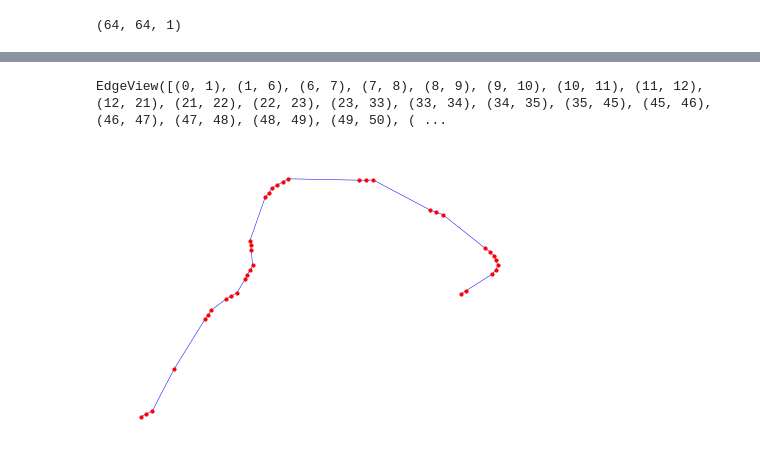
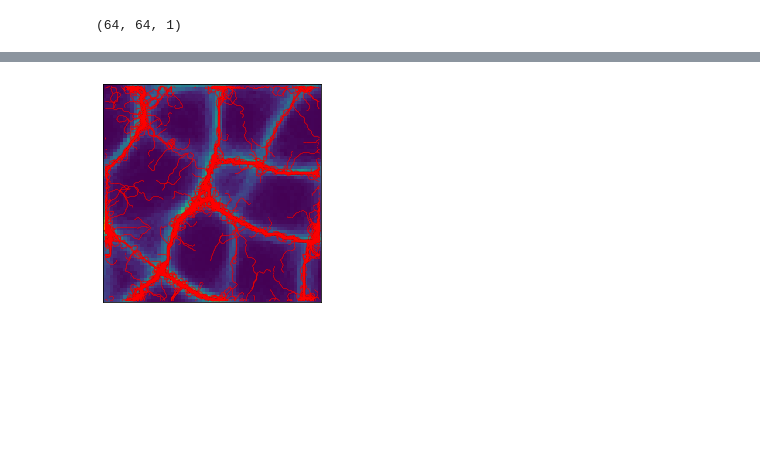
Before and after one commit to hxri/PolyPhy, a Jupyter notebook: experiments/graph_extraction/simplified.ipynb, the cells around one changed output, grey strips where cells are left out. Saved outputs shown, nothing was run; the diff lists cells and outputs as text; code cells hidden in the pictures; blank space fills up the shorter version.

```diff
--- a/experiments/graph_extraction/simplified.ipynb
+++ b/experiments/graph_extraction/simplified.ipynb
@@ -115,25 +63,25 @@ angle_queue = queue.Queue()
 pos_dict = {}
 m = 0
 
-for i in range(1):
+for i in range(1000):
     k = m
-    for agent in range(agent_field.shape[0]):
-        pos1, pos2, angle, weight = agent_field[0]
+    for probe in range(probe_field.shape[0]):
+        pos1, pos2, angle, weight = probe_field[probe]
         pos = [pos1, pos2]
         dir_fwd = angle_to_dir_2D(angle)
         angle_mut = angle + (random.random() - 0.5) * sense_angle
         dir_mut = angle_to_dir_2D(angle_mut)
 
-        trace_fwd = world_to_grid_2D(pos + sense_distance * dir_fwd, np.array(DOMAIN_SIZE), np.array(DOMAIN_SIZE))
-        trace_mut = world_to_grid_2D(pos + sense_distance * dir_mut, np.array(DOMAIN_SIZE), np.array(DOMAIN_SIZE))
-        deposit_fwd = patch[trace_fwd[0].astype(int)][trace_fwd[1].astype(int)][0]
-        deposit_mut = patch[trace_mut[0].astype(int)][trace_mut[1].astype(int)][0]
+        t_fwd = world_to_grid_2D(pos + sense_distance * dir_fwd, np.array(DOMAIN_SIZE), np.array(DOMAIN_SIZE))
+        t_mut = world_to_grid_2D(pos + sense_distance * dir_mut, np.array(DOMAIN_SIZE), np.array(DOMAIN_SIZE))
+        trace_fwd = patch[t_fwd[0].astype(int)][t_fwd[1].astype(int)][0]
+        trace_mut = patch[t_mut[0].astype(int)][t_mut[1].astype(int)][0]
 
         angle_new = 0.0
         if STOCHASTIC_SAMPLING:
-            angle_new = (angle) if (random.random() < deposit_fwd / (deposit_fwd + deposit_mut)) else (steering_rate * angle_mut + (1.0-steering_rate) * angle)
+            angle_new = (angle) if (random.random() < trace_fwd / (trace_fwd + trace_mut)) else (steering_rate * angle_mut + (1.0-steering_rate) * angle)
         else:
-            angle_new = (angle) if (deposit_fwd > deposit_mut) else (steering_rate * angle_mut + (1.0-steering_rate) * angle)
+            angle_new = (angle) if (trace_fwd > trace_mut) else (steering_rate * angle_mut + (1.0-steering_rate) * angle)
 
         if(G.number_of_nodes() == 0):
             G.add_node(k)
@@ -154,25 +102,26 @@ for i in range(1):
         pos_new[0] = custom_mod(pos_new[0], DOMAIN_SIZE[0])
         pos_new[1] = custom_mod(pos_new[1], DOMAIN_SIZE[1])
 
-        agent_field[0][0] = pos_new[0]
-        agent_field[0][1] = pos_new[1]
-        agent_field[0][2] = angle_new
+        probe_field[probe][0] = pos_new[0]
+        probe_field[probe][1] = pos_new[1]
+        probe_field[probe][2] = angle_new
         k = k + 1
     m = m + k
 # %%
-G.edges
+# G.edges
-# %% [output]
-EdgeView([(0, 1), (1, 6), (6, 7), (7, 8), (8, 9), (9, 10), (10, 11), (11, 12), (12, 21), (21, 22), (22, 23), (23, 33), (33, 34), (34, 35), (35, 45), (45, 46), (46, 47), (47, 48), (48, 49), (49, 50), ( ...
 # %%
 import matplotlib.pyplot as plt
-nx.draw(G, pos=pos_dict,
-        arrowstyle='->',
-        arrowsize=20,
-        width=0.5,
-        with_labels=False,
-        node_size=10,
-        node_color='red',
-        edge_color='blue')
-plt.savefig("graph.png", dpi=1000)
+patch_new = np.rot90(patch[:,:,0])
+patch_new = np.flipud(patch_new)
+plt.imshow(patch_new)
+nx.draw_networkx_nodes(G, pos=pos_dict,
+#         arrowstyle='->',
+#         arrowsize=20,
+#         width=0.01,
+#         with_labels=False,
+        node_size=0.01,
+        node_color='red',)
+#         edge_color='blue')
+plt.savefig("100_probes_1000_iterations.png", dpi=1000)
 # %% [output]
-[figure, old version]
+[figure, new version]
```
Also changed, not shown: parts of 4 cells of this notebook, 7 other files.
